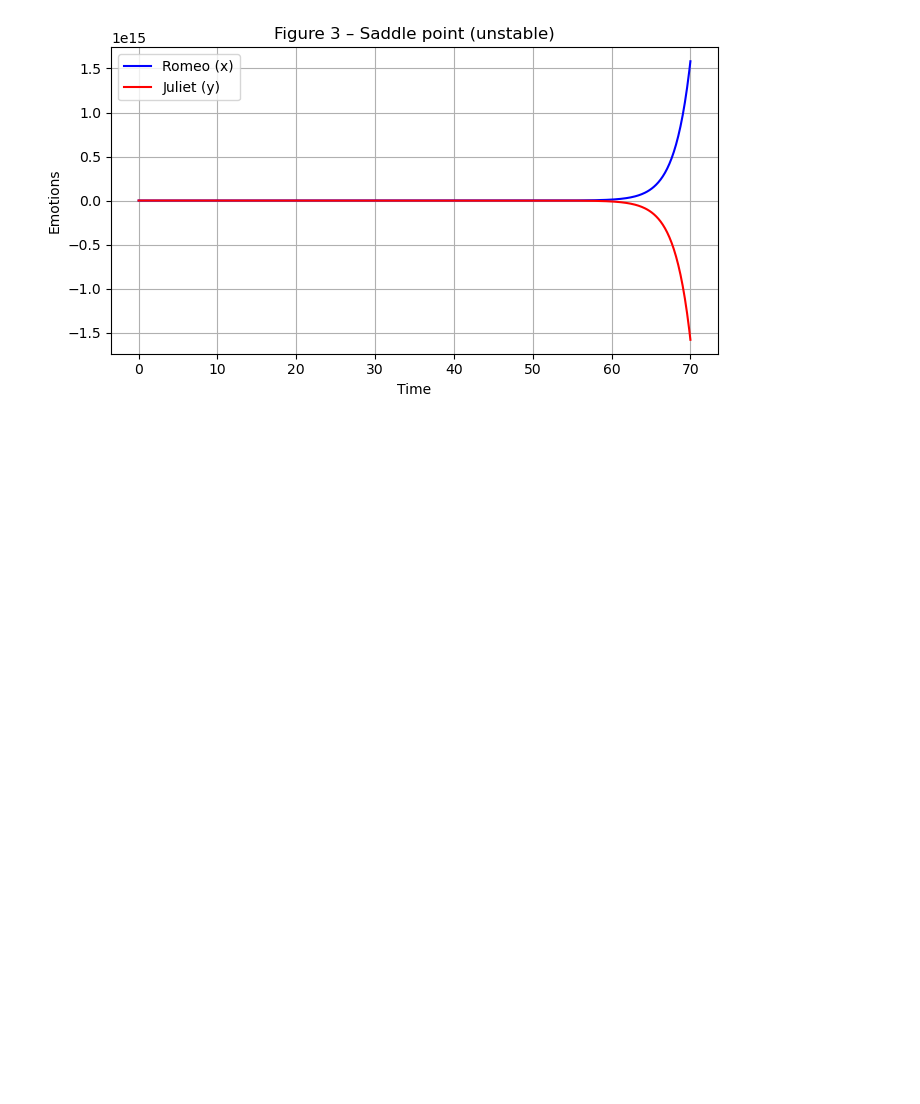
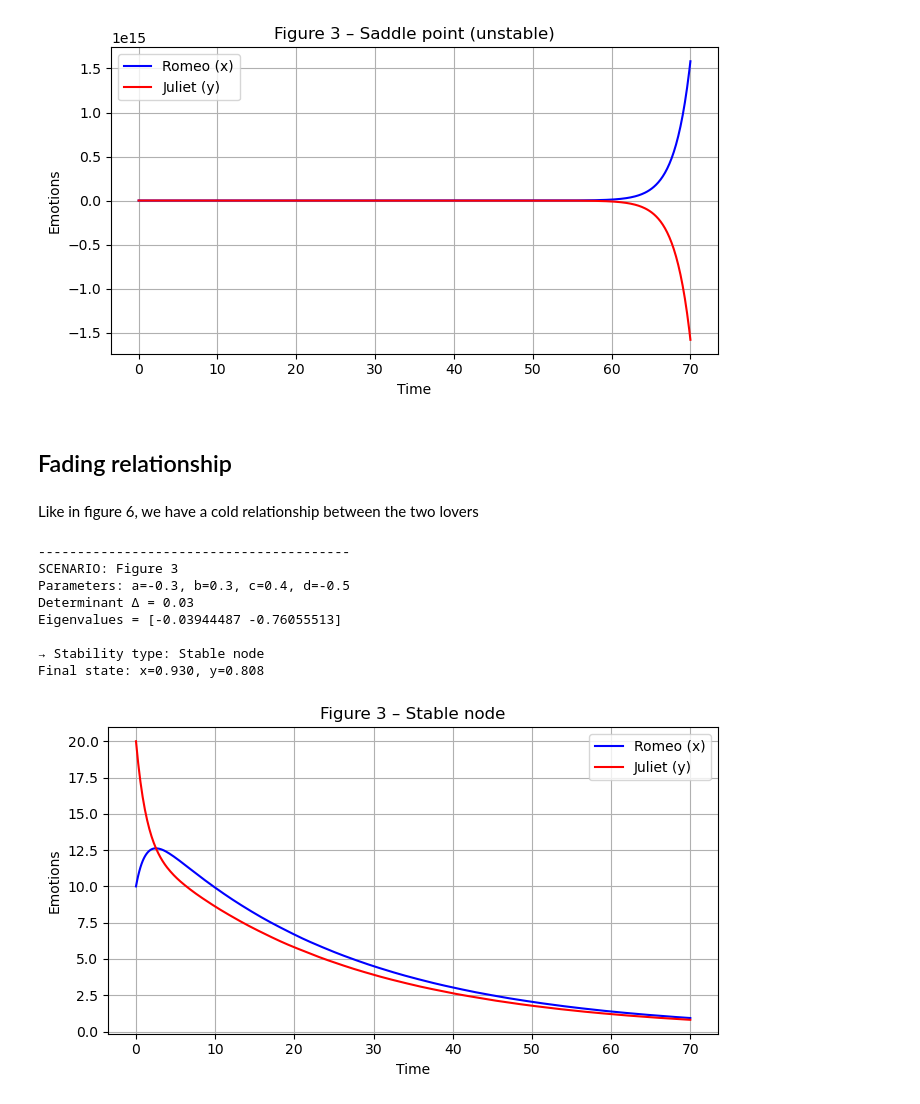
Before and after one commit to leaponsi/Psycho-Affective_Stability, a Jupyter notebook: mathmodelingproject.ipynb, the cells around one changed output. Cells and saved outputs as stored; diff of their text form; code cells hidden in the pictures; blank space fills up the shorter version.

Commit message:
Add 2 scenario
add fading love scenario and mutual and stable love

```diff
--- a/mathmodelingproject.ipynb
+++ b/mathmodelingproject.ipynb
@@ -195,3 +195,25 @@ Eigenvalues = [0.  0.5]
 → Stability type: Saddle point (unstable)
 Final state: x=1582141308552522.500, y=-1582141308552520.500
 [figure]
+# %% [markdown]
+## Fading relationship
+# %% [markdown]
+Like in figure 6, we have a cold relationship between the two lovers
+# %%
+scenarios = {
+    "Figure 3": (-0.3, 0.3, 0.4, -0.5)
+    }
+
+# Run them all
+for name, params in scenarios.items():
+    run_scenario(name, *params, x0=10, y0=20)
+# %% [output]
+----------------------------------------
+SCENARIO: Figure 3
+Parameters: a=-0.3, b=0.3, c=0.4, d=-0.5
+Determinant Δ = 0.03
+Eigenvalues = [-0.03944487 -0.76055513]
+
+→ Stability type: Stable node
+Final state: x=0.930, y=0.808
+[figure, added]
```
Also changed, not shown: parts of 3 cells of this notebook.
